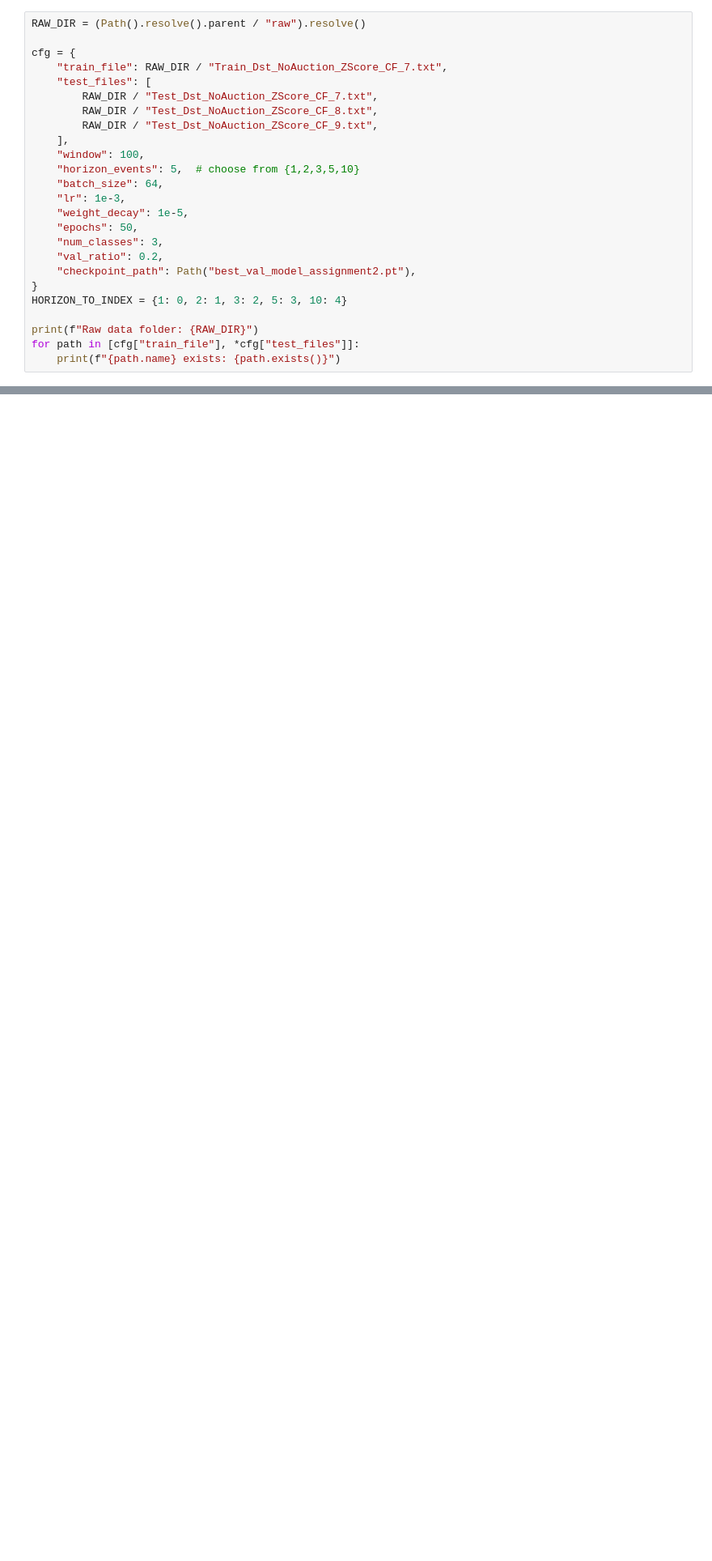
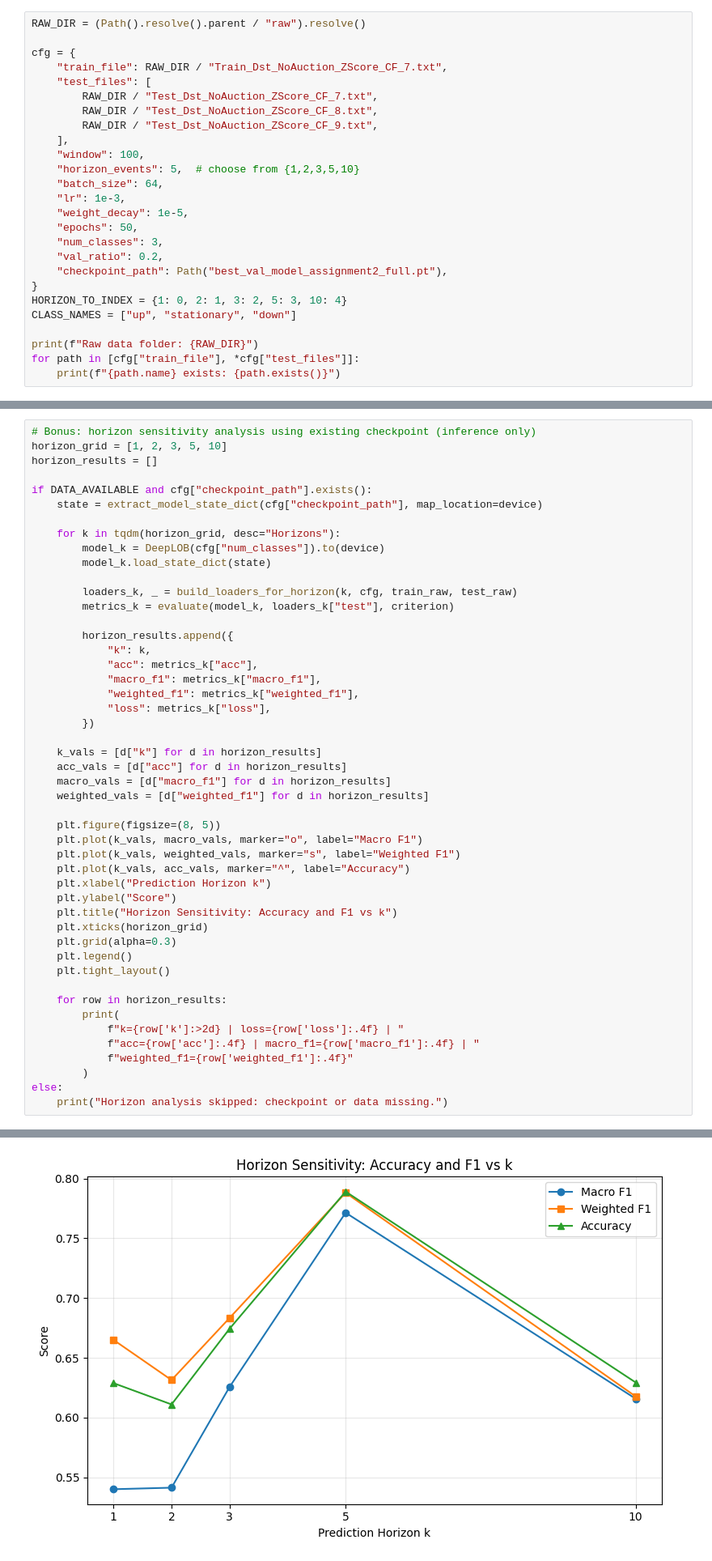
Before and after one commit to George-hardworking/machine-learning-for-finance, a Jupyter notebook: Assignment2/scripts/assignment2_kaibiao.ipynb, the cells around one changed output, grey strips where cells are left out. Shown at 81% size. Saved outputs shown, nothing was run; the diff lists cells and outputs as text; blank space fills up the shorter version.

Commit message:
update: primarily enhance the model performance which is a major update

```diff
--- a/Assignment2/scripts/assignment2_kaibiao.ipynb
+++ b/Assignment2/scripts/assignment2_kaibiao.ipynb
@@ -54,9 +64,10 @@ cfg = {
     "epochs": 50,
     "num_classes": 3,
     "val_ratio": 0.2,
-    "checkpoint_path": Path("best_val_model_assignment2.pt"),
+    "checkpoint_path": Path("best_val_model_assignment2_full.pt"),
 }
 HORIZON_TO_INDEX = {1: 0, 2: 1, 3: 2, 5: 3, 10: 4}
+CLASS_NAMES = ["up", "stationary", "down"]
 
 print(f"Raw data folder: {RAW_DIR}")
 for path in [cfg["train_file"], *cfg["test_files"]]:
@@ -319,0 +533,49 @@ Test loss 0.5559 | test acc 0.7900
+# %%
+# Bonus: horizon sensitivity analysis using existing checkpoint (inference only)
+horizon_grid = [1, 2, 3, 5, 10]
+horizon_results = []
+
+if DATA_AVAILABLE and cfg["checkpoint_path"].exists():
+    state = extract_model_state_dict(cfg["checkpoint_path"], map_location=device)
+
+    for k in tqdm(horizon_grid, desc="Horizons"):
+        model_k = DeepLOB(cfg["num_classes"]).to(device)
+        model_k.load_state_dict(state)
+
+        loaders_k, _ = build_loaders_for_horizon(k, cfg, train_raw, test_raw)
+        metrics_k = evaluate(model_k, loaders_k["test"], criterion)
+
+        horizon_results.append({
+            "k": k,
+            "acc": metrics_k["acc"],
+            "macro_f1": metrics_k["macro_f1"],
+            "weighted_f1": metrics_k["weighted_f1"],
+            "loss": metrics_k["loss"],
+        })
+
+    k_vals = [d["k"] for d in horizon_results]
+    acc_vals = [d["acc"] for d in horizon_results]
+    macro_vals = [d["macro_f1"] for d in horizon_results]
+    weighted_vals = [d["weighted_f1"] for d in horizon_results]
+
+    plt.figure(figsize=(8, 5))
+    plt.plot(k_vals, macro_vals, marker="o", label="Macro F1")
+    plt.plot(k_vals, weighted_vals, marker="s", label="Weighted F1")
+    plt.plot(k_vals, acc_vals, marker="^", label="Accuracy")
+    plt.xlabel("Prediction Horizon k")
+    plt.ylabel("Score")
+    plt.title("Horizon Sensitivity: Accuracy and F1 vs k")
+    plt.xticks(horizon_grid)
+    plt.grid(alpha=0.3)
+    plt.legend()
+    plt.tight_layout()
+
+    for row in horizon_results:
+        print(
+            f"k={row['k']:>2d} | loss={row['loss']:.4f} | "
+            f"acc={row['acc']:.4f} | macro_f1={row['macro_f1']:.4f} | "
+            f"weighted_f1={row['weighted_f1']:.4f}"
+        )
+else:
+    print("Horizon analysis skipped: checkpoint or data missing.")
+# %% [output]
@@ -319,0 +587 @@ Test loss 0.5559 | test acc 0.7900
+[figure, added]
```
Also changed, not shown: parts of 15 cells of this notebook.
